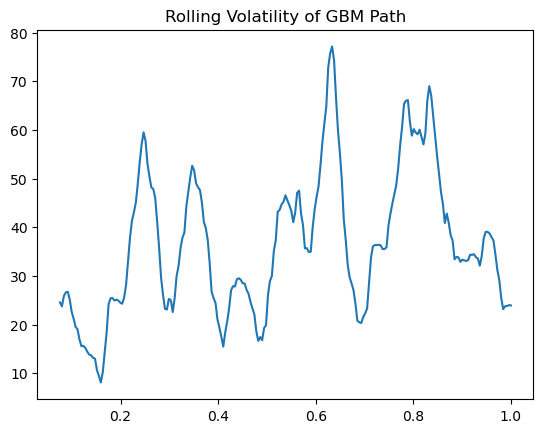
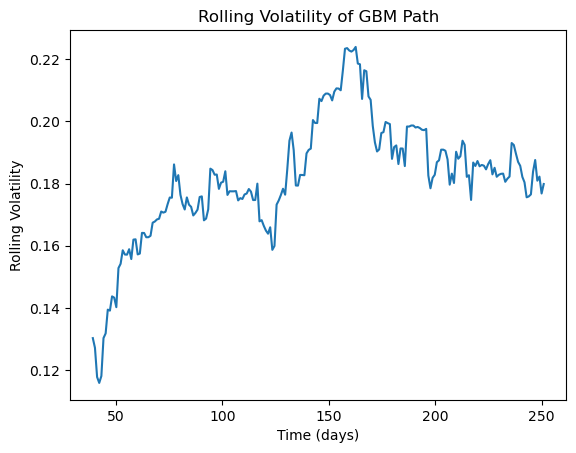
Unified diff of the notebook cell whose output changed from the first chart to the second:
--- before
+++ after
@@ -1,5 +1,8 @@
 #Create a sample path of the geometric brownian motion to calculate the rolling volatility
 gbm_paths, times = gbm(n_paths=3)
-rolling_volatility_values = rolling_volatility(gbm_paths, window_size=20, path=0)
-plt.plot(times, rolling_volatility_values)
+rolling_volatility_values = rolling_volatility(gbm_paths, window_size=40, path=0)
+plt.plot(times[:-1]*252, rolling_volatility_values)
 plt.title("Rolling Volatility of GBM Path") 
+plt.xlabel("Time (days)")
+plt.ylabel("Rolling Volatility")
+plt.show()

Commit: .